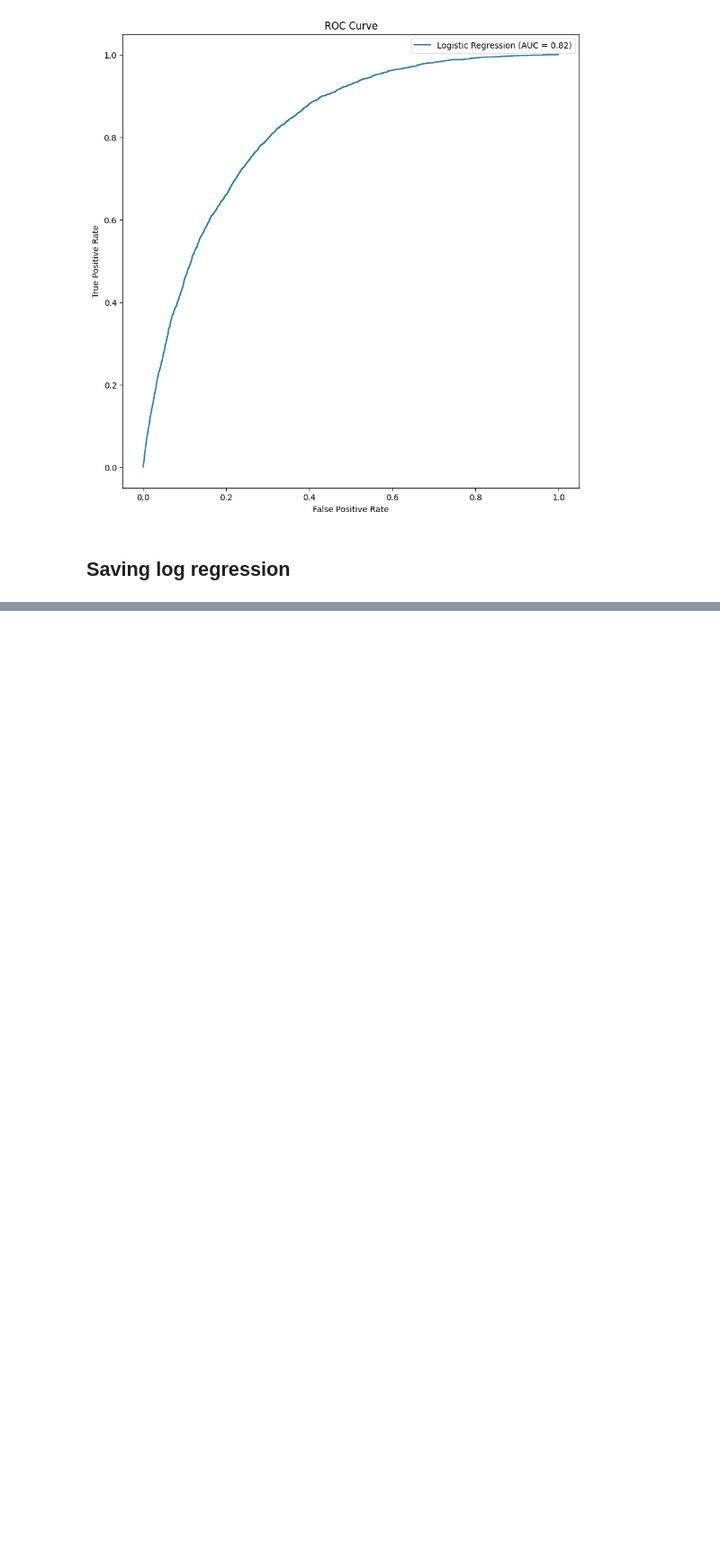
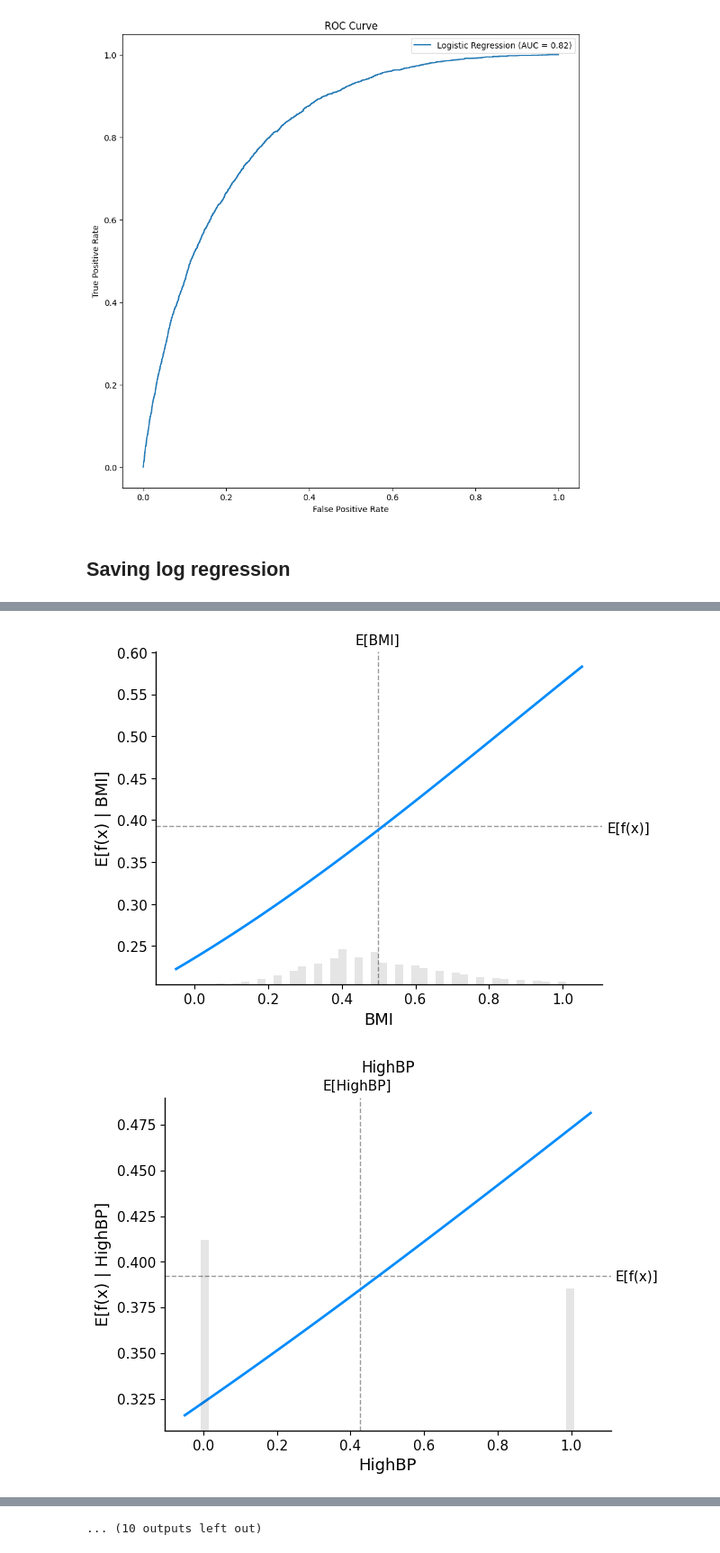
Before and after one commit to Iwaniukooo11/ml-diabetes-prediction, a Jupyter notebook: Diabetes_final_models.ipynb, the cells around one changed output, grey strips where cells are left out. Shown at 90% size. Saved outputs shown, nothing was run; the diff lists cells and outputs as text; code cells hidden in the pictures; blank space fills up the shorter version.

```diff
--- a/Diabetes_final_models.ipynb
+++ b/Diabetes_final_models.ipynb
@@ -186,9 +221,9 @@ from sklearn.ensemble import VotingClassifier
 
 # UWAGA: TU ZMIENIĆ NA FAKTYCZNIE 3 NAJLEPSZE
 model1 = GradientBoostingClassifier()
-model2 = KNeighborsClassifier()
-model3 = LogisticRegression(random_state=42)
-estimators=[('GradientBoosting', model1), ('KNN', model2), ('LR', model3)]
+model2 = AdaBoostClassifier()
+model3 = XGBClassifier()
+estimators=[('GradientBoostingClassifier', model1), ('AdaBoostClassifier', model2), ('XGBClassifier', model3)]
 # %%
 model_soft = VotingClassifier(estimators=estimators, voting='soft')
 model_soft.fit(X_train, y_train)
@@ -277,6 +314,6 @@ KeyboardInterrupt:
 # %%
 #run me logistic regression on test data and {'solver': 'lbfgs', 'penalty': 'l2', 'l1_ratio': 0.2222222222222222, 'fit_intercept': True, 'class_weight': 'balanced', 'C': 0.01}
-log_reg = LogisticRegression(solver='lbfgs', penalty='l2', l1_ratio=0.2222222222222222, fit_intercept=True, class_weight='balanced', C=0.01)
+log_reg = LogisticRegression(solver='liblinear', penalty='l2', l1_ratio=0.5, fit_intercept=True, class_weight='balanced', C=0.01)
 log_reg.fit(X_train, y_train)
 
 y_pred_proba = log_reg.predict_proba(X_test)[:,1]
@@ -304,0 +397,8 @@ joblib.dump(log_reg, 'log_reg.pkl')
+# %%
+#prepare me gboost model with params {'subsample': 1, 'n_estimators': 200, 'min_samples_split': 2, 'min_samples_leaf': 2, 'max_features': 'sqrt', 'max_depth': 3, 'learning_rate': 0.1}
+gboost = GradientBoostingClassifier(subsample=1, n_estimators=200, min_samples_split=2, min_samples_leaf=2, max_features='sqrt', max_depth=3, learning_rate=0.1)
+gboost.fit(X_train, y_train)
+
+y_pred_proba = gboost.predict_proba(X_test)[:,1]
+auc_gboost = roc_auc_score(y_test, y_pred_proba)
+print("Gradient Boosting model roc_auc_score: ", auc_gboost)
@@ -304,0 +452,24 @@ joblib.dump(log_reg, 'log_reg.pkl')
+# %%
+# log_reg = LogisticRegression(max_iter=1000)
+# log_reg.fit(X_train, y_train)
+
+def model_lr_proba(x):
+    return log_reg.predict_proba(x)[:, 1]
+
+fig,ax = shap.partial_dependence_plot(
+    "BMI", model_lr_proba, X_train, model_expected_value=True,
+    feature_expected_value=True, show=False, ice=False
+)
+
+# #now for every column in X_test, not only BMI
+
+for col in X_test.columns:
+    fig,ax = shap.partial_dependence_plot(
+        col, model_lr_proba, X_train, model_expected_value=True,
+        feature_expected_value=True, show=False, ice=False
+    )
+    ax.set_title(col)
+    plt.show()
+# %% [output]
+[figure, added]
+[figure, added]
@@ -304,0 +486 @@ joblib.dump(log_reg, 'log_reg.pkl')
+... (10 outputs left out)
```
Also changed, not shown: parts of 23 cells of this notebook, 4 other files.
